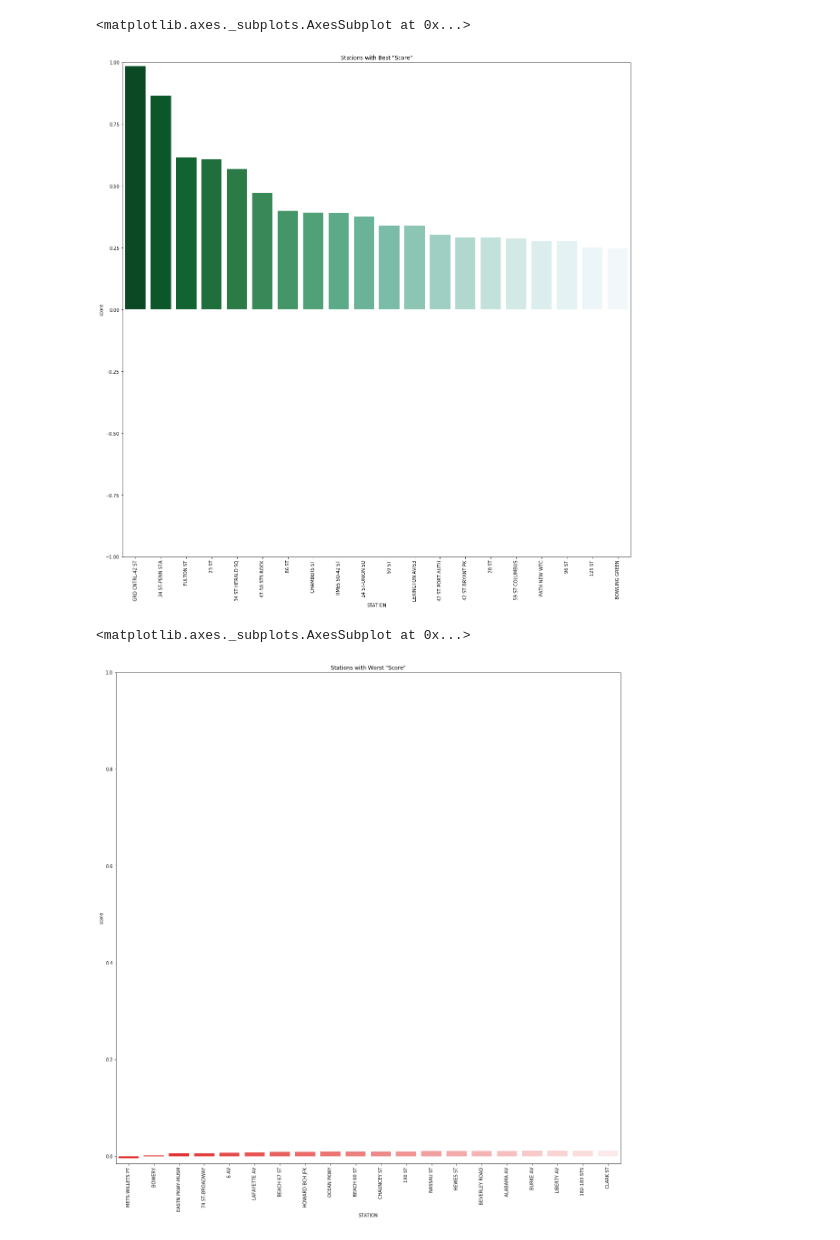
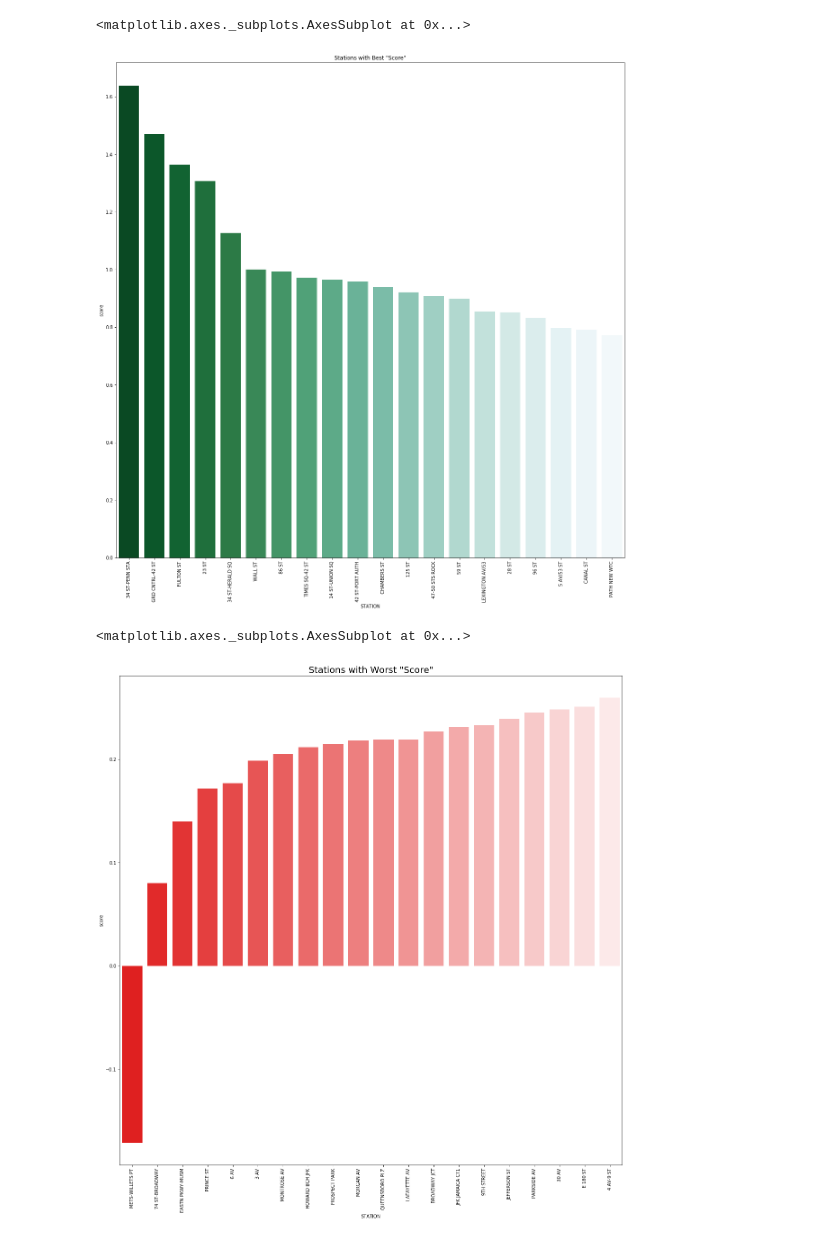
Before and after one commit to marenhamilton/MTA-Project, a Jupyter notebook: MTA_ratios.ipynb, the cells around one changed output. Saved outputs shown, nothing was run; the diff lists cells and outputs as text; code cells hidden in the pictures.

Commit message:
Final graphs and ratio file

```diff
--- a/MTA_ratios.ipynb
+++ b/MTA_ratios.ipynb
@@ -84,0 +75,3 @@ See the caveats in the documentation: http://pandas.pydata.org/pandas-docs/stabl
+# %%
+#filter for 4-7 (could do 3-9 but less working time)
+mta_data = mta_data.set_index('time').between_time('04:00:00','19:00:00').reset_index()
@@ -84,0 +84,10 @@ See the caveats in the documentation: http://pandas.pydata.org/pandas-docs/stabl
+# %%
+#make backwards ticker go forward!
+mta_data['peop_in'] = abs(mta_data.peop_in)
+mta_data['peop_out'] = abs(mta_data.peop_out)
+
+#let's assume we have the best volunteer ever!
+#even if they get 3 emails a minutes, they can only get 720 emails per 4 hour period
+#so lets limit both people in and out to 720!
+mta_data.peop_out[mta_data['peop_out']>720] = 720
+mta_data.peop_in[mta_data['peop_in']>720] = 720
@@ -84,0 +103,2 @@ See the caveats in the documentation: http://pandas.pydata.org/pandas-docs/stabl
+# %%
+mta_data = mta_data.dropna()
@@ -157,3 +195,4 @@ station_ratio_through = station_ratio_through[station_ratio_through.through>.1]
 # %%
-station_ratio_through['score'] = .7 * station_ratio_through.ratio * .3 * station_ratio_through.through
+#weighted score formula
+station_ratio_through['score'] = .7 * station_ratio_through.ratio - .3 * station_ratio_through.through
 # %%
@@ -184,15 +204,14 @@ top20_rt
 # %%
 import seaborn as sns
 import matplotlib.pyplot as plt
 
 plt.figure (figsize=(20,20))
-plt.ylim((-1,1))
 plt.xticks(rotation=90)
 plt.title('Stations with Best "Score"')
 sns.barplot(x='STATION', y='score', data = top20_rt, palette = sns.color_palette('BuGn_r',n_colors = 20))
 # %% [output]
 <matplotlib.axes._subplots.AxesSubplot at 0x...>
-[figure, old version]
+[figure, new version]
 # %%
 bottom20_rt = station_ratio_through.sort_values(by='score',ascending=False).head(20)
 # %%
@@ -202,9 +221,8 @@ bottom20_rt['score'] = bottom20_rt.score*-1
 # %%
 plt.figure (figsize=(20,20))
 plt.xticks(rotation=90)
-plt.ylim((-.015,1))
-plt.title('Stations with Worst "Score"')
+plt.title('Stations with Worst "Score"',fontsize = 20)
 sns.barplot(x='STATION', y='score', data = bottom20_rt,palette = sns.light_palette('red',n_colors = 20,reverse=True))
 # %% [output]
 <matplotlib.axes._subplots.AxesSubplot at 0x...>
-[figure, old version]
+[figure, new version]
```
Also changed, not shown: parts of 46 cells of this notebook, 2 other files.
